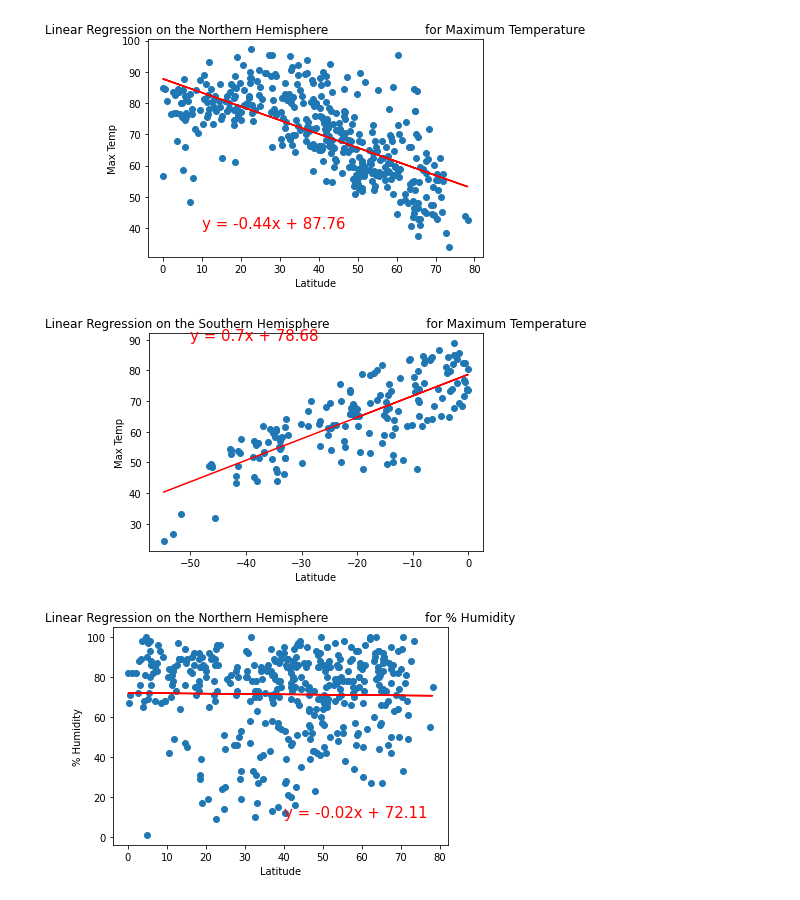
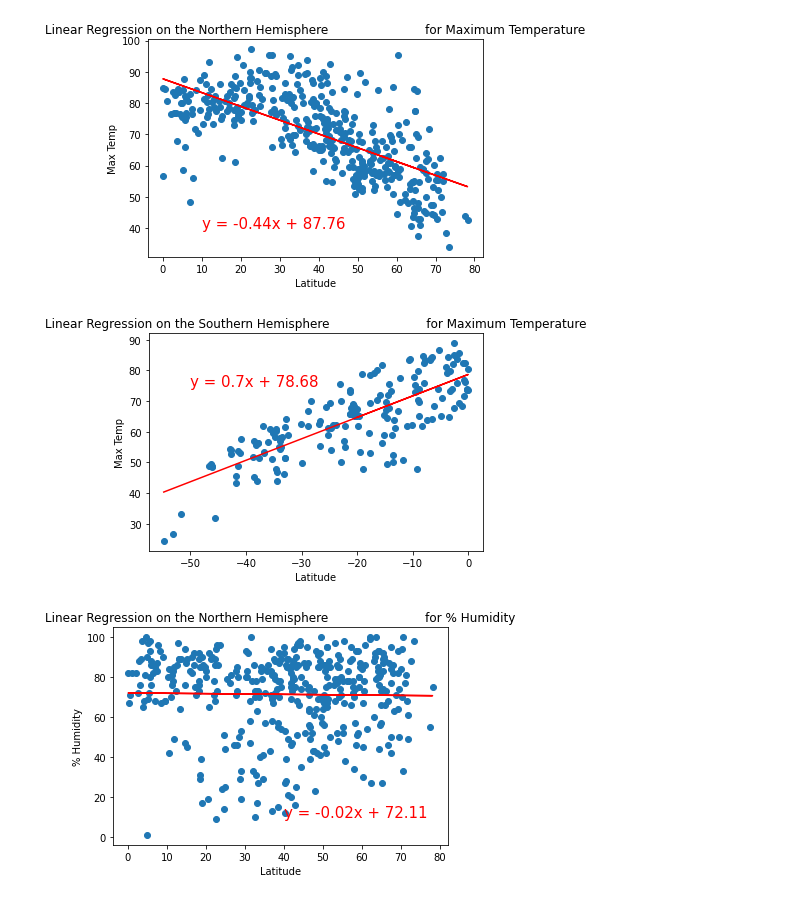
Before and after one commit to adh001m/World_Weather_Analysis, a Jupyter notebook: WeatherPy.ipynb, the cells around one changed output. Cells and saved outputs as stored; diff of their text form; code cells hidden in the pictures.

```diff
--- a/WeatherPy.ipynb
+++ b/WeatherPy.ipynb
@@ -283,13 +283,13 @@ plot_linear_regression(x_values, y_values,
 # %%
 # Linear regression on the Southern Hemisphere
 x_values = southern_hemi_df["Lat"]
 y_values = southern_hemi_df["Max Temp"]
 # Call the function.
 plot_linear_regression(x_values, y_values,
                        'Linear Regression on the Southern Hemisphere \
-                        for Maximum Temperature', 'Max Temp',(-50,90))
+                        for Maximum Temperature', 'Max Temp',(-50,75))
 # %% [output]
-[figure, old version]
+[figure, new version]
 # %%
 # Linear regression on the Northern Hemisphere
 x_values = northern_hemi_df["Lat"]
```
Also changed, not shown: parts of 5 cells of this notebook.
